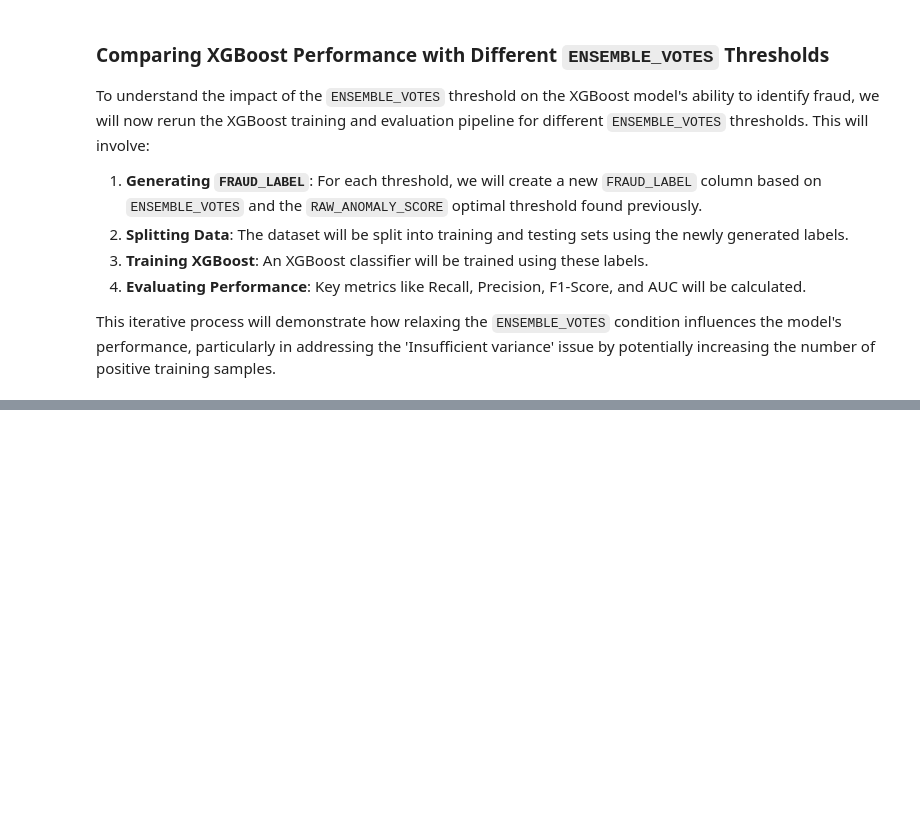
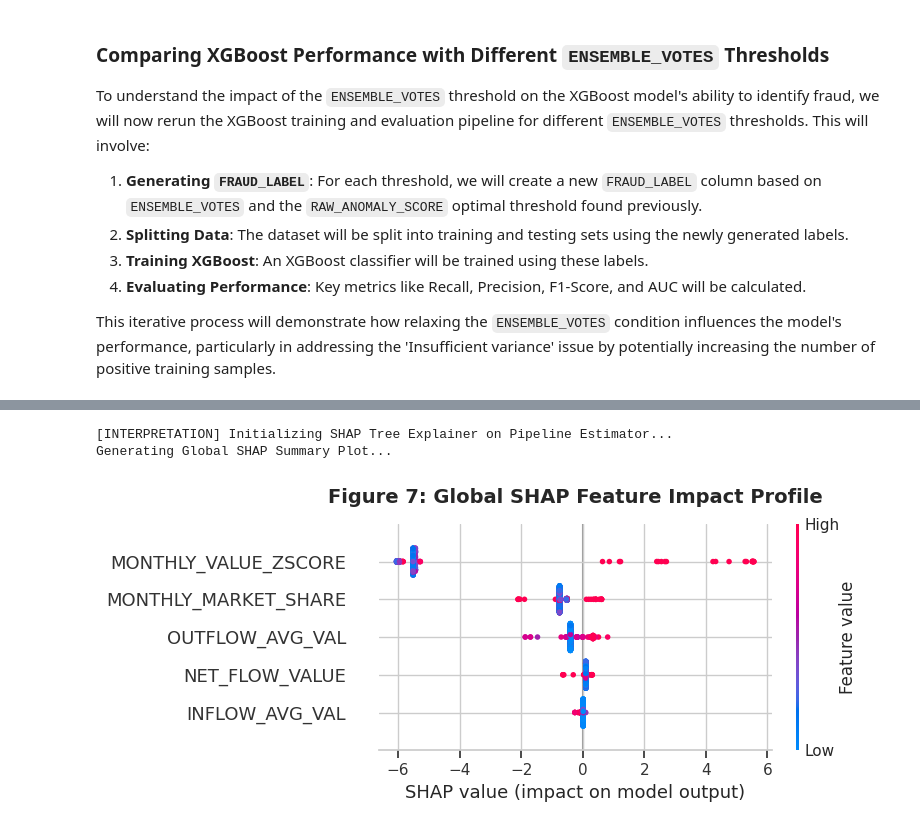
Before and after one commit to RobertDS-45/Money_Remmitence_analysis, a Jupyter notebook: Bot_Money_remmitence_analysis.ipynb, the cells around one changed output, grey strips where cells are left out. Drawn from its saved outputs; the diff is of its cells as text; code cells hidden in the pictures; blank space fills up the shorter version.

```diff
--- a/Bot_Money_remmitence_analysis.ipynb
+++ b/Bot_Money_remmitence_analysis.ipynb
@@ -2522,0 +1003,31 @@ NameError: name 'final_df' is not defined
+# %%
+import shap
+import matplotlib.pyplot as plt
+
+print("\n[INTERPRETATION] Initializing SHAP Tree Explainer on Pipeline Estimator...")
+
+# 1. Extract the final trained XGBoost model from your cross-validation pipeline object
+trained_xgb = pipeline.named_steps['xgboost']
+
+# 2. Use the exact feature matrix format that the pipeline expects
+# (Note: SMOTE is only used during training, so we explain the raw active_df feature matrix)
+X_explain = active_df[xgb_features].fillna(0.0)
+
+# 3. Initialize the Tree Explainer using the extracted model instance
+explainer = shap.TreeExplainer(trained_xgb)
+shap_values = explainer(X_explain)
+
+print("Generating Global SHAP Summary Plot...")
+
+# 4. Generate the SHAP summary visualization
+plt.figure(figsize=(11, 6))
+shap.summary_plot(shap_values, X_explain, show=False)
+
+plt.title('Figure 7: Global SHAP Feature Impact Profile', fontsize=14, fontweight='bold', pad=15)
+plt.tight_layout()
+plt.savefig('shap_global_summary.png', dpi=300)
+plt.show()
+# %% [output]
+[INTERPRETATION] Initializing SHAP Tree Explainer on Pipeline Estimator...
+Generating Global SHAP Summary Plot...
+[figure, added]
```
Also changed, not shown: parts of 60 cells of this notebook.
